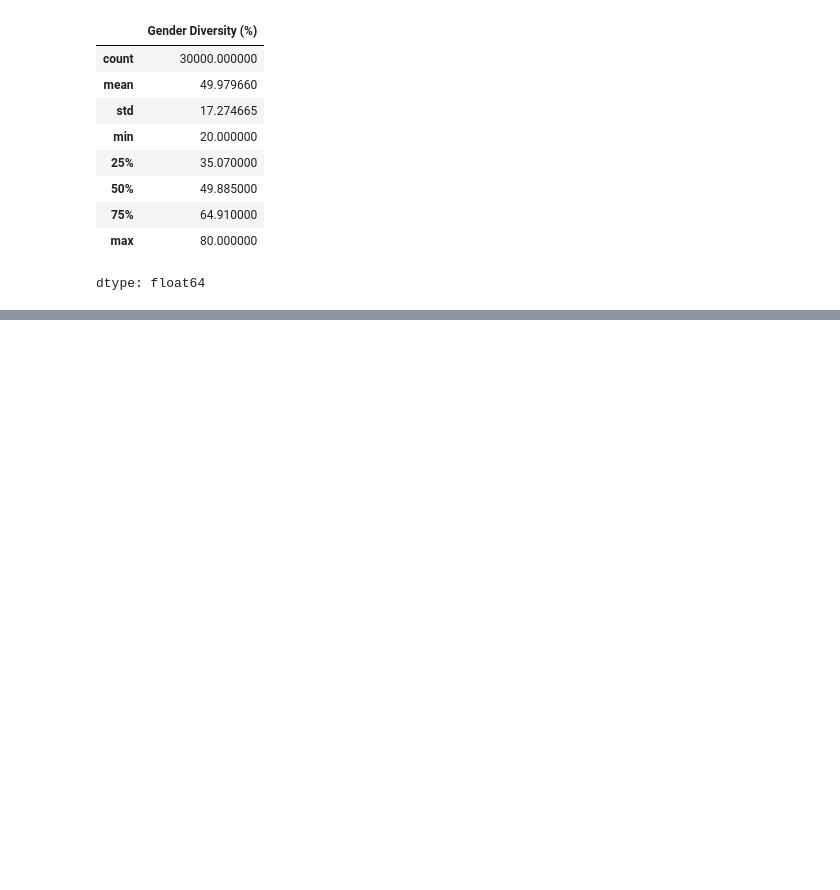
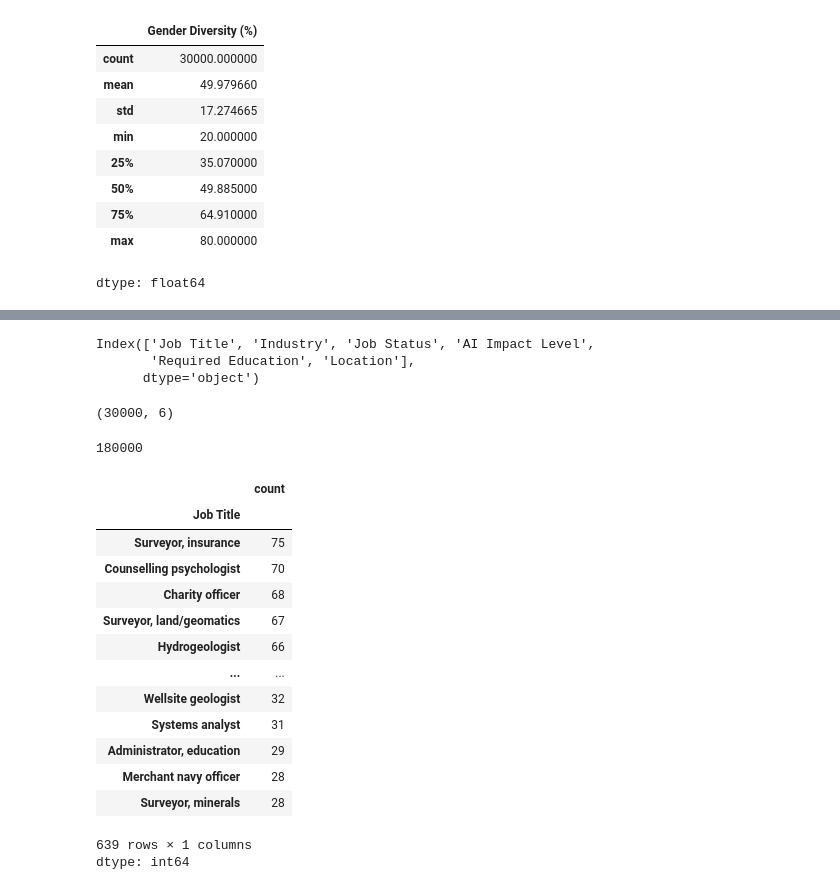
Before and after one commit to AJ0043/AI-Future-of-Jobs-Intelligence-Platform, a Jupyter notebook: AI_Adoption_&_Growth_Analysis.ipynb, the cells around one changed output, grey strips where cells are left out. Cells and saved outputs as stored; diff of their text form; code cells hidden in the pictures; blank space fills up the shorter version.

```diff
--- a/AI_Adoption_&_Growth_Analysis.ipynb
+++ b/AI_Adoption_&_Growth_Analysis.ipynb
@@ -762,0 +825,32 @@ dtype: float64
+# %%
+ai_data[categorical].columns
+# %% [output]
+Index(['Job Title', 'Industry', 'Job Status', 'AI Impact Level',
+       'Required Education', 'Location'],
+      dtype='object')
+# %%
+ai_data[categorical].shape
+# %% [output]
+(30000, 6)
+# %%
+ai_data[categorical].size
+# %% [output]
+180000
+# %%
+ai_data[categorical]['Job Title'].value_counts()
+# %% [output]
+|  | count |
+| Job Title |  |
+| Surveyor, insurance | 75 |
+| Counselling psychologist | 70 |
+| Charity officer | 68 |
+| Surveyor, land/geomatics | 67 |
+| Hydrogeologist | 66 |
+| ... | ... |
+| Wellsite geologist | 32 |
+| Systems analyst | 31 |
+| Administrator, education | 29 |
+| Merchant navy officer | 28 |
+| Surveyor, minerals | 28 |
+639 rows × 1 columns
+dtype: int64
```
Also changed, not shown: parts of 18 cells of this notebook.
